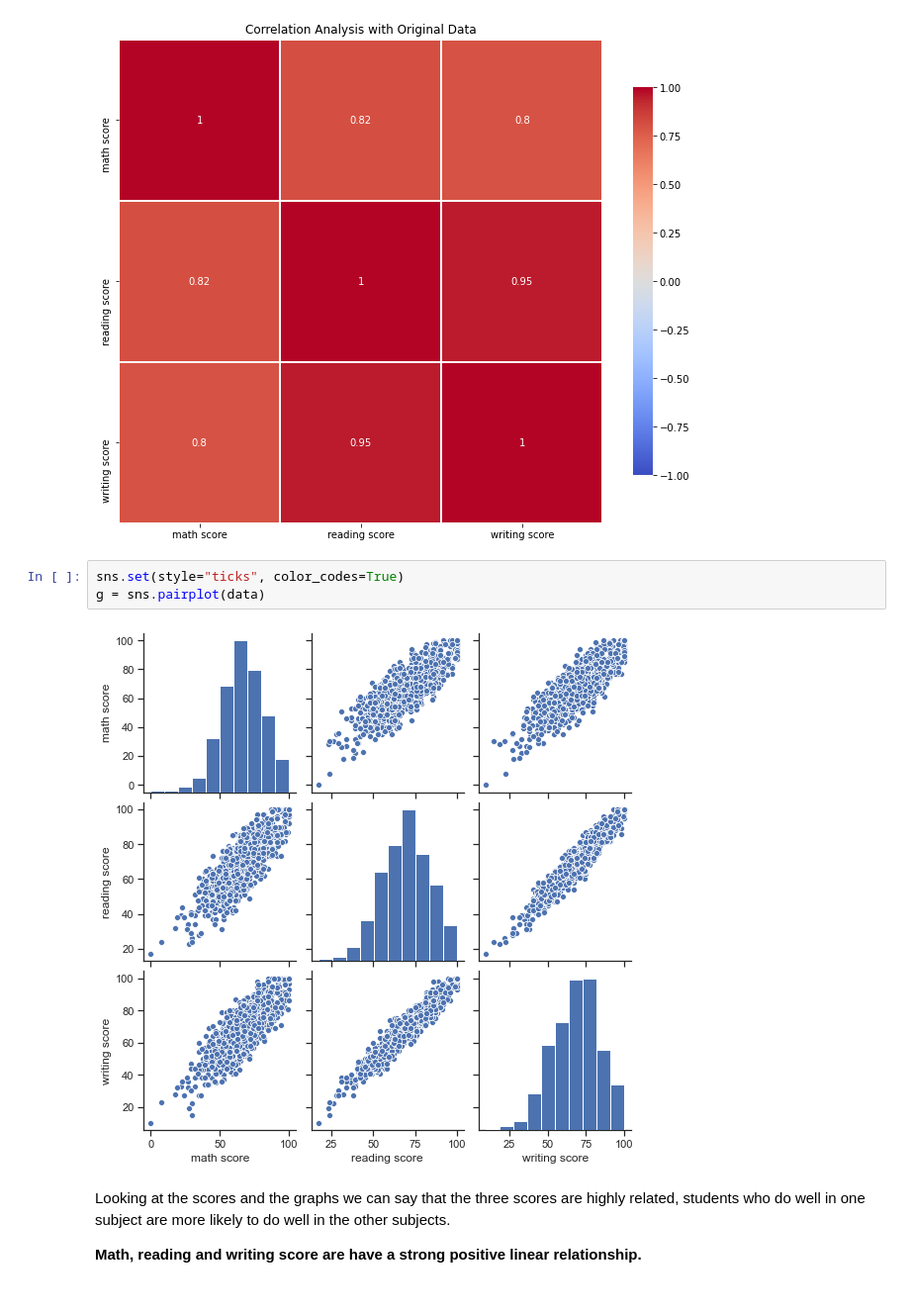
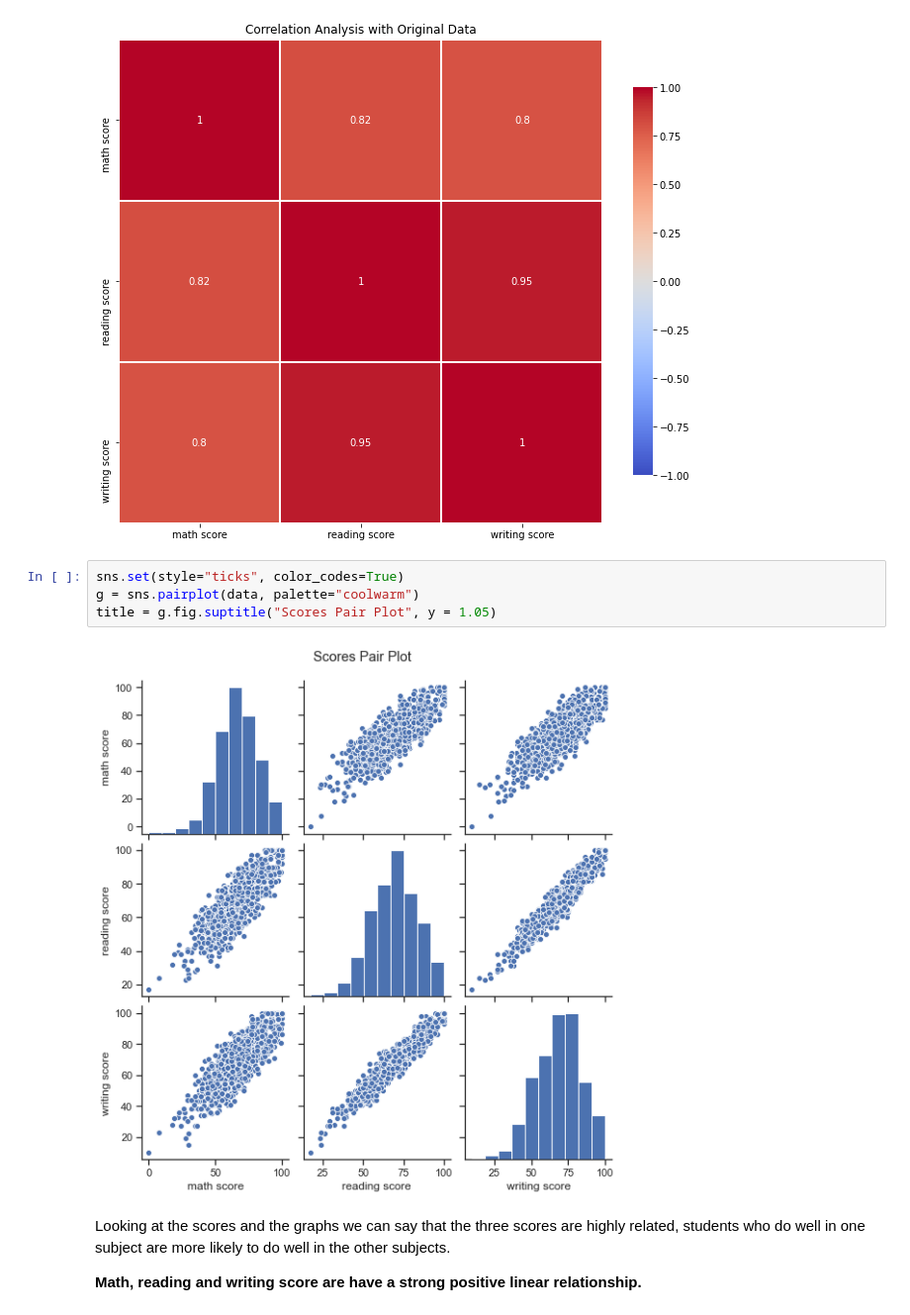
Before and after one commit to macarenasev/Exploring-Correlation-Students-Performance, a Jupyter notebook: Students Performance in Exams Exploring Correlation + BONUS ppscore package.ipynb, the cells around one changed output. Shown at 99% size. Cells and saved outputs as stored; diff of their text form.

```diff
--- a/Students Performance in Exams Exploring Correlation + BONUS ppscore package.ipynb
+++ b/Students Performance in Exams Exploring Correlation + BONUS ppscore package.ipynb
@@ -112,9 +112,10 @@ ca = sns.heatmap(corr, cmap='coolwarm',center=0, vmin = -1,
 [figure]
 # %%
 sns.set(style="ticks", color_codes=True)
-g = sns.pairplot(data)
+g = sns.pairplot(data, palette="coolwarm")
+title = g.fig.suptitle("Scores Pair Plot", y = 1.05)
 # %% [output]
-[figure, old version]
+[figure, new version]
 # %% [markdown]
 Looking at the scores and the graphs we can say that the three scores are highly related, students who do well in one subject are more likely to do well in the other subjects.
 
```
Also changed, not shown: parts of 26 cells of this notebook, 14 other files.
